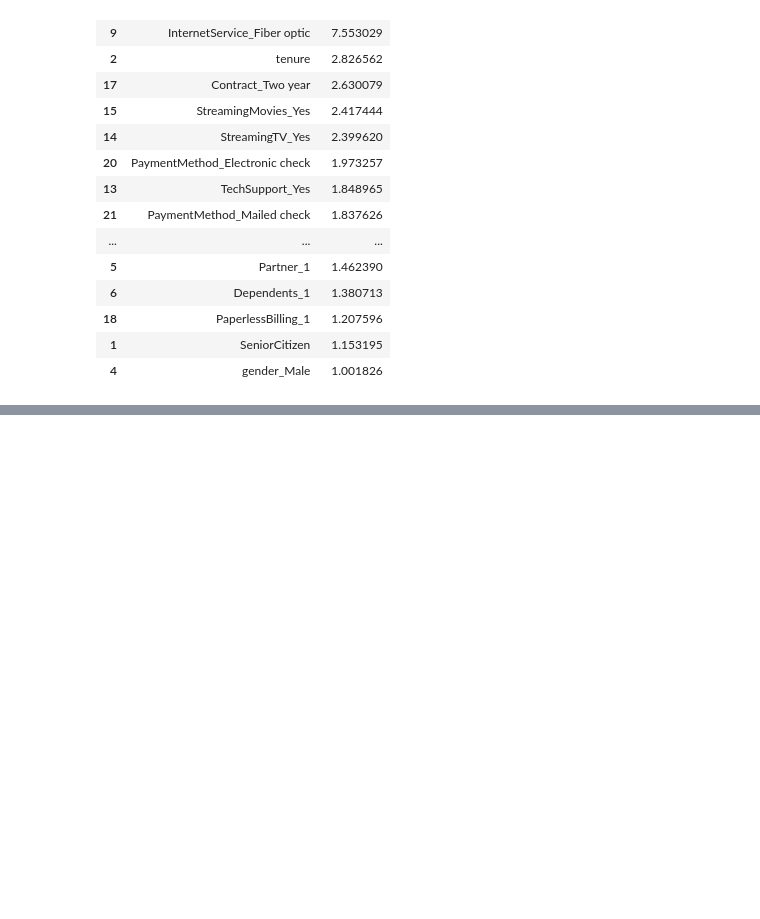
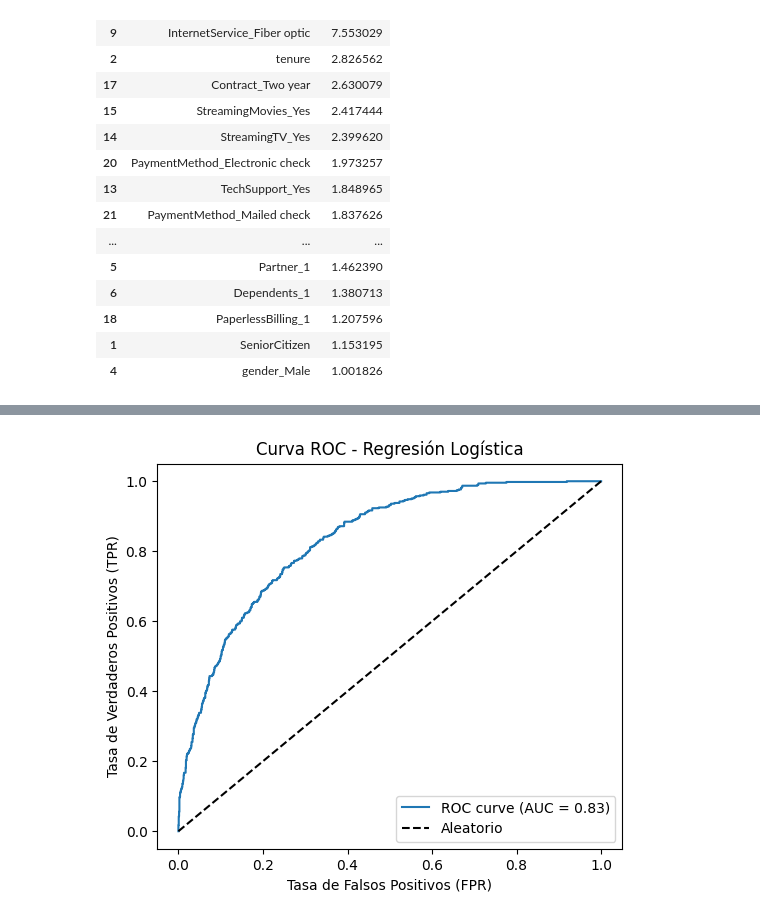
Before and after one commit to SilvanaCicchitti/TelecomX-parte2, a Jupyter notebook: TelecomX_version2.ipynb, the cells around one changed output, grey strips where cells are left out. Drawn from its saved outputs; the diff is of its cells as text; code cells hidden in the pictures; blank space fills up the shorter version.

Commit message:
Regresión lineal

```diff
--- a/TelecomX_version2.ipynb
+++ b/TelecomX_version2.ipynb
@@ -323,0 +337,12 @@ display(vif_data.sort_values(by='VIF', ascending=False))
+# %%
+#dividir datos de entrenamiento y prueba
+X_train, X_test, y_train, y_test = train_test_split(X, y, test_size=0.25, random_state=7,stratify=y)
+# %%
+# Normalizar
+scaler = StandardScaler()
+X_train_scaled = scaler.fit_transform(X_train)
+X_test_scaled = scaler.transform(X_test)
+# %%
+# Balancear datos de entrenamiento
+smote = SMOTE(random_state=7)
+X_train_balanced, y_train_balanced = smote.fit_resample(X_train_scaled, y_train)
@@ -323,0 +351,15 @@ display(vif_data.sort_values(by='VIF', ascending=False))
+# %%
+# Instanciar y entrenar
+lr = LogisticRegression(random_state=42)
+lr.fit(X_train_balanced, y_train_balanced)
+
+# Predicciones
+y_pred_lr = lr.predict(X_test_scaled)
+y_prob_lr = lr.predict_proba(X_test_scaled)[:, 1]
+
+# Evaluación
+print("Regresión Logística")
+print("Exactitud:", accuracy_score(y_test, y_pred_lr))
+print("ROC AUC:", roc_auc_score(y_test, y_prob_lr))
+print("Matriz de Confusión:\n", confusion_matrix(y_test, y_pred_lr))
+print(classification_report(y_test, y_pred_lr))
@@ -323,0 +381,17 @@ display(vif_data.sort_values(by='VIF', ascending=False))
+# %%
+#graficar curva ROC
+from sklearn.metrics import roc_curve, auc, confusion_matrix, ConfusionMatrixDisplay
+
+fpr, tpr, thresholds = roc_curve(y_test, y_prob_lr)
+roc_auc = auc(fpr, tpr)
+
+plt.figure(figsize=(6, 5))
+plt.plot(fpr, tpr, label=f'ROC curve (AUC = {roc_auc:.2f})')
+plt.plot([0, 1], [0, 1], 'k--', label='Aleatorio')
+plt.xlabel('Tasa de Falsos Positivos (FPR)')
+plt.ylabel('Tasa de Verdaderos Positivos (TPR)')
+plt.title('Curva ROC - Regresión Logística')
+plt.legend(loc='lower right')
+plt.show()
+# %% [output]
+[figure, added]
```
Also changed, not shown: parts of 6 cells of this notebook.
